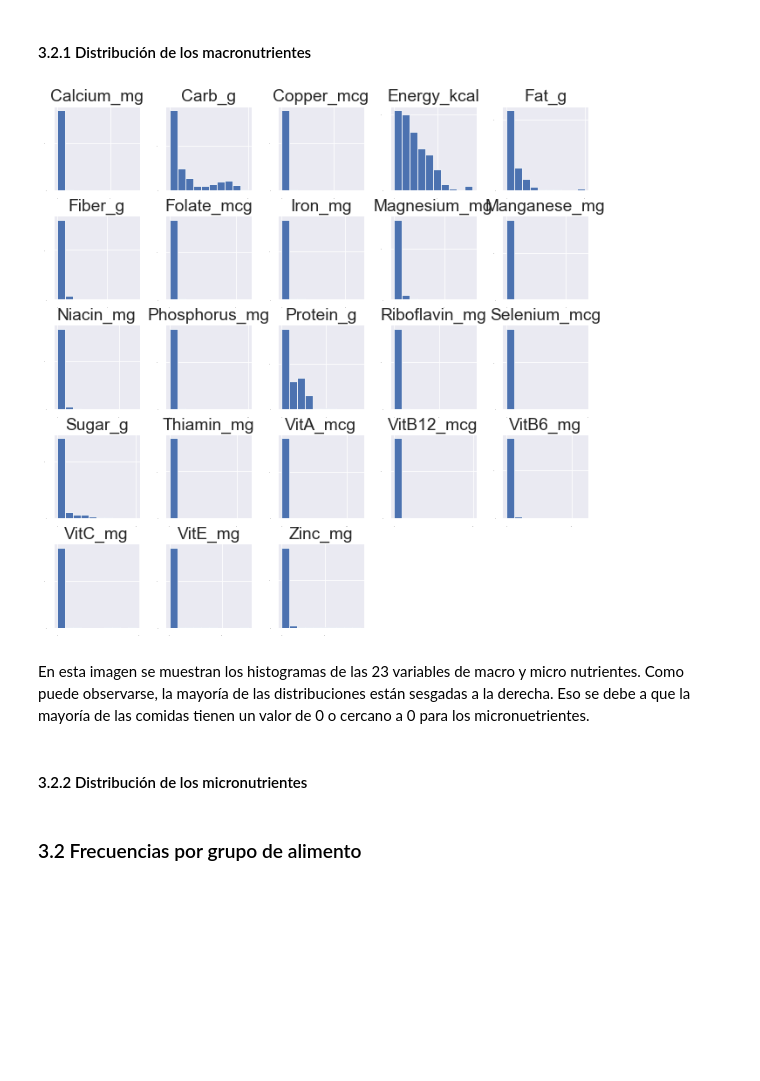
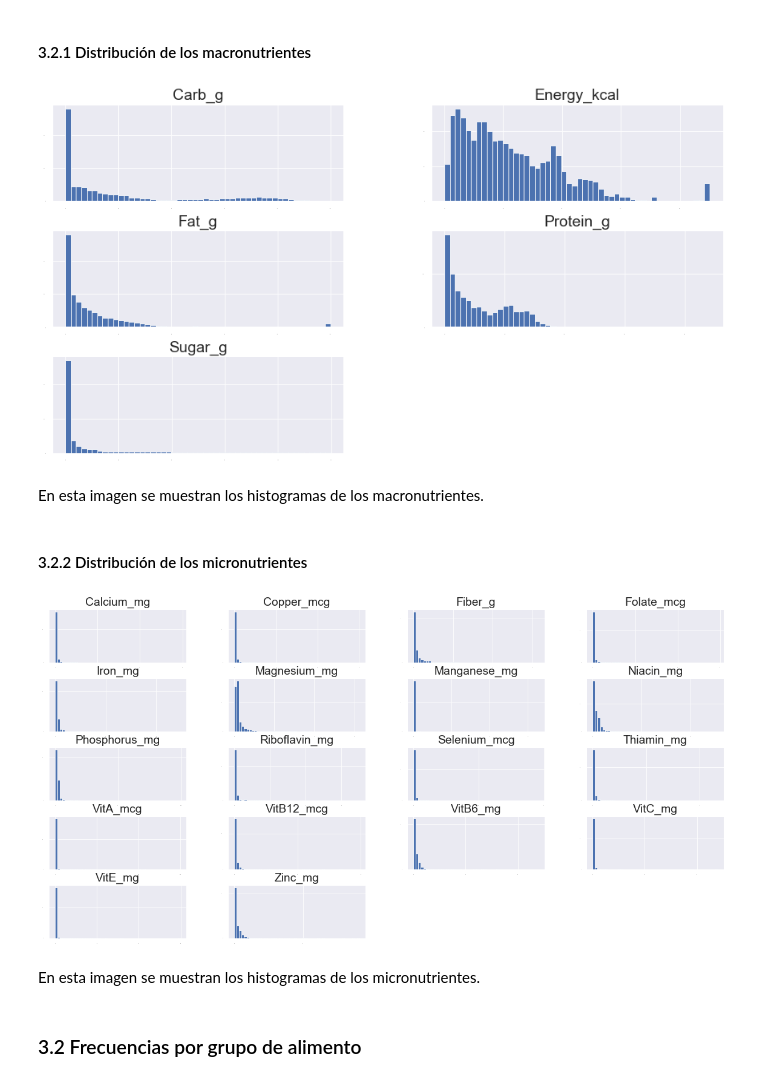
Before and after one commit to rafaelortegar/PCA-nutricion, a Jupyter notebook: results/reporte_final.ipynb, the cells around one changed output. Saved outputs shown, nothing was run; the diff lists cells and outputs as text; code cells hidden in the pictures; blank space fills up the shorter version.

Commit message:
histogramas de macro y micro nutrientes

```diff
--- a/results/reporte_final.ipynb
+++ b/results/reporte_final.ipynb
@@ -198,11 +198,16 @@ Para las gráficas siguientes, se borró la información redundante de la base d
 nutrientes = numericas.drop(columns=['VitA_USRDA','VitB6_USRDA' ,'VitB12_USRDA','VitC_USRDA','VitE_USRDA','Folate_USRDA','Niacin_USRDA','Riboflavin_USRDA','Thiamin_USRDA','Calcium_USRDA','Copper_USRDA','Magnesium_USRDA','Phosphorus_USRDA','Selenium_USRDA','Zinc_USRDA'])
 # %% [markdown]
 #### 3.2.1 Distribución de los macronutrientes
+# %%
+#Seleccionando los macronuetrientes
+macronutrientes = ['Carb_g','Energy_kcal','Fat_g','Protein_g','Sugar_g']
+macro = nutrientes
+macro = macro[macronutrientes]
 # %%
-hist = nutrientes.hist(xlabelsize=-1, ylabelsize=-1, figsize=(11,11))
+hist_macro = macro.hist(bins=50, xlabelsize=-1, ylabelsize=-1, figsize=(15,8))
 # %% [output]
-[figure, old version]
+[figure, new version]
-# %% [markdown]
-En esta imagen se muestran los histogramas de las 23 variables de macro y micro nutrientes. Como puede observarse, la mayoría de las distribuciones están sesgadas a la derecha. Eso se debe a que la mayoría de las comidas tienen un valor de 0 o cercano a 0 para los micronuetrientes.
+# %% [markdown]
+En esta imagen se muestran los histogramas de los macronutrientes.
 # %% [markdown]
 #### 3.2.2 Distribución de los micronutrientes
@@ -209,3 +220,9 @@ En esta imagen se muestran los histogramas de las 23 variables de macro y micro
+# %%
+hist_micro = micro.hist(bins=50, xlabelsize=-1, ylabelsize=-1, figsize=(20,10))
+# %% [output]
+[figure, added]
+# %% [markdown]
+En esta imagen se muestran los histogramas de los micronutrientes.
 # %% [markdown]
 ### 3.2 Frecuencias por grupo de alimento
 # %%
```
Also changed, not shown: parts of 1 cell of this notebook.
